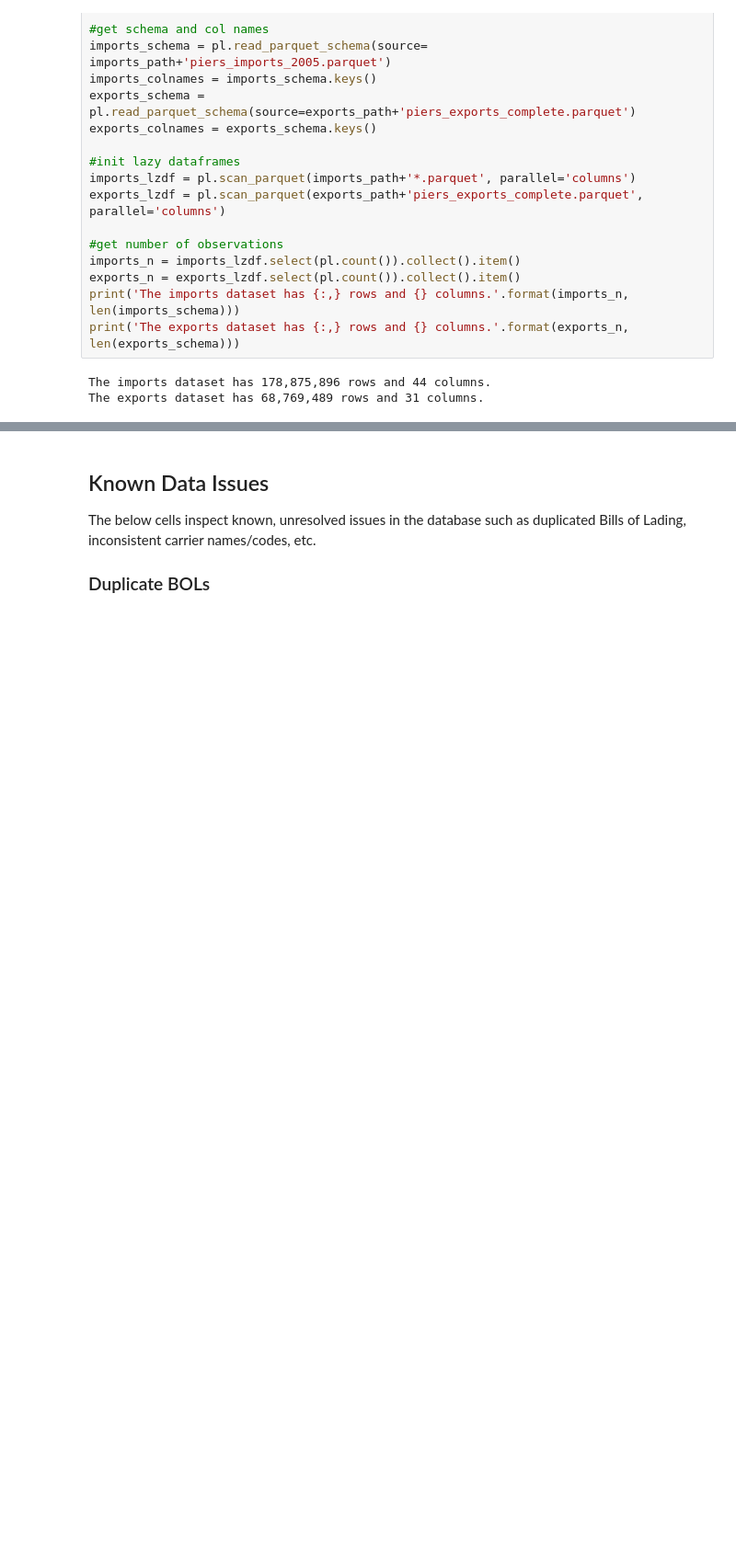
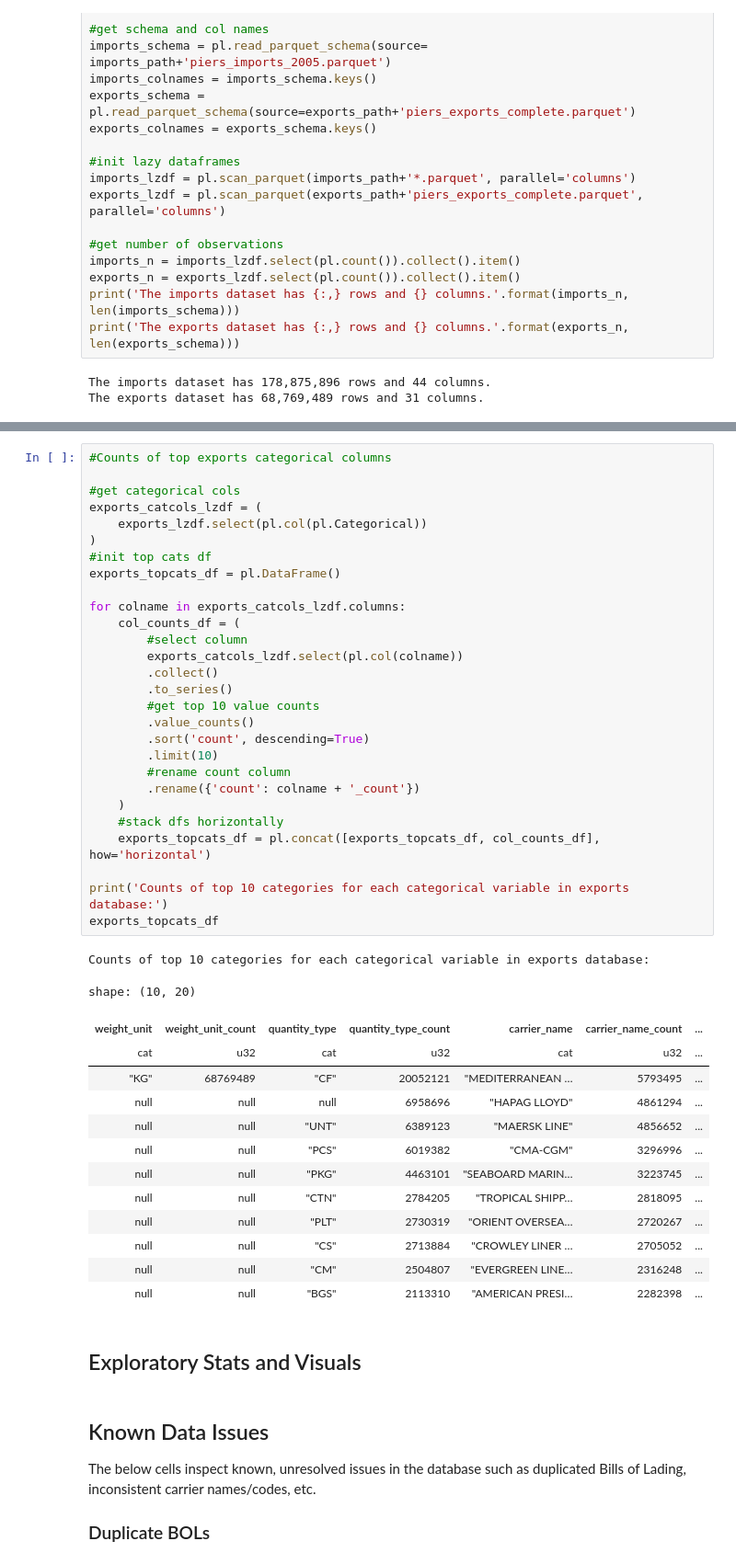
Before and after one commit to epistemetrica/PIERS-Data-Project, a Jupyter notebook: piers_explore.ipynb, the cells around one changed output, grey strips where cells are left out. Shown at 92% size. Drawn from its saved outputs; the diff is of its cells as text; blank space fills up the shorter version.

```diff
--- a/piers_explore.ipynb
+++ b/piers_explore.ipynb
@@ -106,3 +161,48 @@ exports_summarystats_df
+# %%
+#Counts of top exports categorical columns
+
+#get categorical cols
+exports_catcols_lzdf = (
+    exports_lzdf.select(pl.col(pl.Categorical))
+)
+#init top cats df
+exports_topcats_df = pl.DataFrame()
+
+for colname in exports_catcols_lzdf.columns:
+    col_counts_df = (
+        #select column
+        exports_catcols_lzdf.select(pl.col(colname))
+        .collect()
+        .to_series()
+        #get top 10 value counts
+        .value_counts()
+        .sort('count', descending=True)
+        .limit(10)
+        #rename count column
+        .rename({'count': colname + '_count'})
+    )
+    #stack dfs horizontally
+    exports_topcats_df = pl.concat([exports_topcats_df, col_counts_df], how='horizontal')
+
+print('Counts of top 10 categories for each categorical variable in exports database:')
+exports_topcats_df
+# %% [output]
+Counts of top 10 categories for each categorical variable in exports database:
+shape: (10, 20)
+| weight_unit | weight_unit_count | quantity_type | quantity_type_count | carrier_name | carrier_name_count | ... |
+| cat | u32 | cat | u32 | cat | u32 | ... |
+| "KG" | 68769489 | "CF" | 20052121 | "MEDITERRANEAN … | 5793495 | ... |
+| null | null | null | 6958696 | "HAPAG LLOYD" | 4861294 | ... |
+| null | null | "UNT" | 6389123 | "MAERSK LINE" | 4856652 | ... |
+| null | null | "PCS" | 6019382 | "CMA-CGM" | 3296996 | ... |
+| null | null | "PKG" | 4463101 | "SEABOARD MARIN… | 3223745 | ... |
+| null | null | "CTN" | 2784205 | "TROPICAL SHIPP… | 2818095 | ... |
+| null | null | "PLT" | 2730319 | "ORIENT OVERSEA… | 2720267 | ... |
+| null | null | "CS" | 2713884 | "CROWLEY LINER … | 2705052 | ... |
+| null | null | "CM" | 2504807 | "EVERGREEN LINE… | 2316248 | ... |
+| null | null | "BGS" | 2113310 | "AMERICAN PRESI… | 2282398 | ... |
+# %% [markdown]
+## Exploratory Stats and Visuals
 # %% [markdown]
 ## Known Data Issues
 
```
Also changed, not shown: parts of 6 cells of this notebook, 1 other file.
